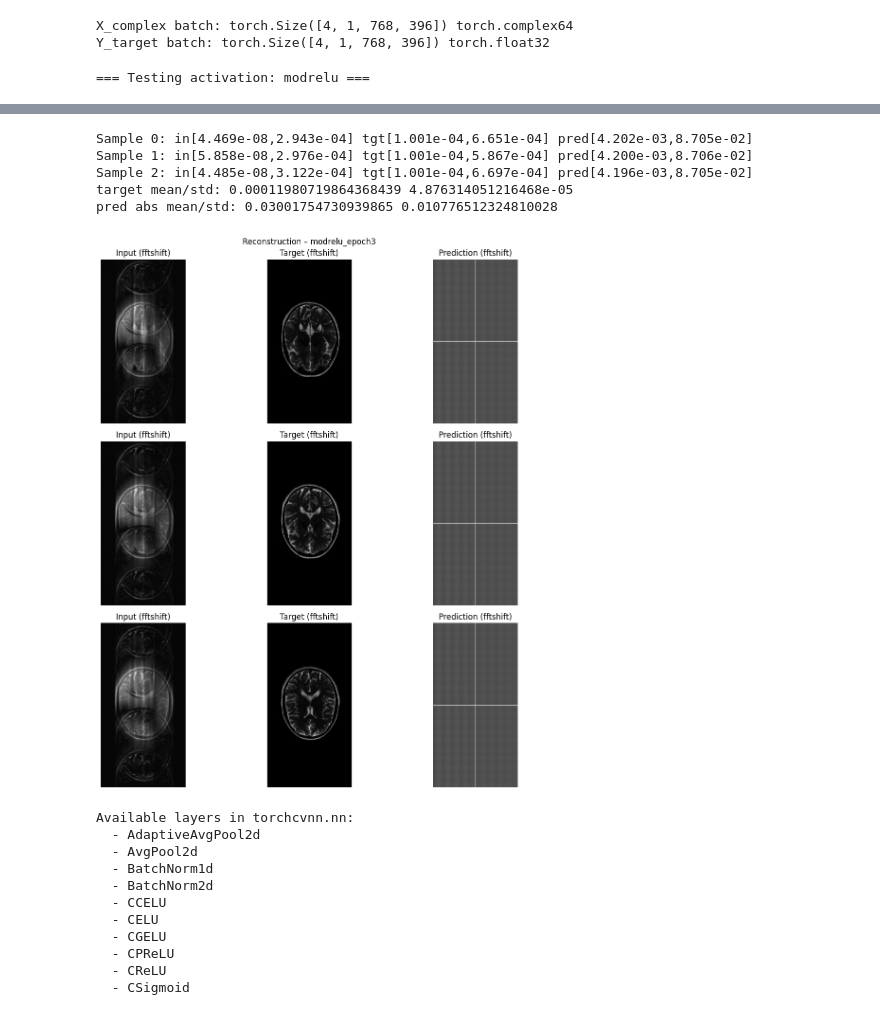
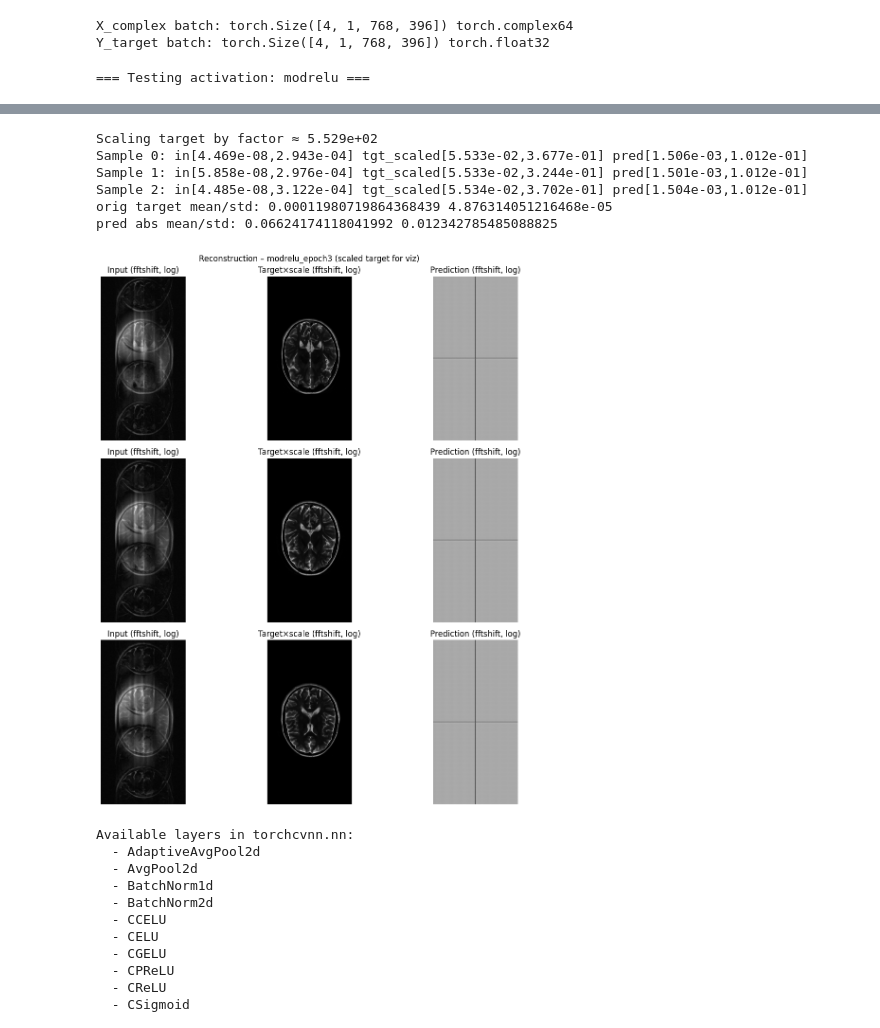
Before and after one commit to sjeastwood/CMPT981_CVNN, a Jupyter notebook: FASTMRI_cnn.ipynb, the cells around one changed output, grey strips where cells are left out. Cells and saved outputs as stored; diff of their text form; code cells hidden in the pictures.

Commit message:
more model training

```diff
--- a/FASTMRI_cnn.ipynb
+++ b/FASTMRI_cnn.ipynb
@@ -357,7 +357,7 @@ class ComplexMRIUNetSmall(nn.Module):
         out = self.out_conv(d1)
         return out
 # %%
-def visualize_reconstruction(model, val_loader, num_samples=3, tag="modrelu"):
+def visualize_reconstruction_scaled(model, val_loader, num_samples=3, tag="modrelu"):
     model.eval()
     with torch.no_grad():
         x, y = next(iter(val_loader))
@@ -366,8 +366,18 @@ def visualize_reconstruction(model, val_loader, num_samples=3, tag="modrelu"):
 
         y_hat = model(x)      # [B,1,H,W] complex
 
+        # Compute a global scaling factor: match mean magnitude
+        tgt_mean = y.mean().item()
+        pred_mean = y_hat.abs().mean().item()
+        eps = 1e-8
+        scale = pred_mean / (tgt_mean + eps)
+        print(f"Scaling target by factor ≈ {scale:.3e}")
+
+        # Scale target for visualization only
+        y_scaled = y * scale
+
         x_cpu = x.cpu()
-        y_cpu = y.cpu()
+        y_cpu = y_scaled.cpu()
         y_hat_cpu = y_hat.cpu()
 
         def norm_img(img):
@@ -383,11 +393,11 @@ def visualize_reconstruction(model, val_loader, num_samples=3, tag="modrelu"):
 
         for i in range(num_samples):
             in_mag   = np.fft.fftshift(x_cpu[i,0].abs().numpy())
-            tgt_mag  = np.fft.fftshift(y_cpu[i,0].numpy())
+            tgt_mag  = np.fft.fftshift(y_cpu[i,0].numpy())         # scaled target
             pred_mag = np.fft.fftshift(y_hat_cpu[i,0].abs().numpy())
 
             print(f"Sample {i}: in[{in_mag.min():.3e},{in_mag.max():.3e}] "
-                  f"tgt[{tgt_mag.min():.3e},{tgt_mag.max():.3e}] "
+                  f"tgt_scaled[{tgt_mag.min():.3e},{tgt_mag.max():.3e}] "
                   f"pred[{pred_mag.min():.3e},{pred_mag.max():.3e}]")
 
             in_disp   = norm_img(np.log1p(in_mag))
@@ -395,21 +405,21 @@ def visualize_reconstruction(model, val_loader, num_samples=3, tag="modrelu"):
             pred_disp = norm_img(np.log1p(pred_mag))
 
             axes[i,0].imshow(in_disp, cmap="gray")
-            axes[i,0].set_title("Input (fftshift)")
+            axes[i,0].set_title("Input (fftshift, log)")
             axes[i,0].axis("off")
 
             axes[i,1].imshow(tgt_disp, cmap="gray")
-            axes[i,1].set_title("Target (fftshift)")
+            axes[i,1].set_title("Target×scale (fftshift, log)")
             axes[i,1].axis("off")
 
             axes[i,2].imshow(pred_disp, cmap="gray")
-            axes[i,2].set_title("Prediction (fftshift)")
+            axes[i,2].set_title("Prediction (fftshift, log)")
             axes[i,2].axis("off")
 
-        print("target mean/std:", y.mean().item(), y.std().item())
+        print("orig target mean/std:", y.mean().item(), y.std().item())
         print("pred abs mean/std:", y_hat.abs().mean().item(), y_hat.abs().std().item())
 
-        plt.suptitle(f"Reconstruction – {tag}")
+        plt.suptitle(f"Reconstruction – {tag} (scaled target for viz)")
         plt.tight_layout()
         plt.show()
 # %%
@@ -480,11 +490,11 @@ for act_name in activations_to_test:
     model = ComplexMRIUNetSmall(act_name=act_name).to(device)
     optimizer = optim.Adam(model.parameters(), lr=1e-3)
 
-    for epoch in range(1, 3):
+    for epoch in range(1, 30):
         train_one_epoch(model, cv_train_loader, optimizer, epoch, act_name)
         evaluate(model, cv_val_loader, act_name)
 
-    visualize_reconstruction(model, cv_val_loader, num_samples=3, tag=f"{act_name}_epoch{epoch+1}")
+    visualize_reconstruction_scaled(model, cv_val_loader, num_samples=3, tag=f"{act_name}_epoch{epoch+1}")
 
     break #just want to train for modrelu right now
 # %% [output]
@@ -496,9 +506,10 @@ for act_name in activations_to_test:
-Sample 0: in[4.469e-08,2.943e-04] tgt[1.001e-04,6.651e-04] pred[4.202e-03,8.705e-02]
-Sample 1: in[5.858e-08,2.976e-04] tgt[1.001e-04,5.867e-04] pred[4.200e-03,8.706e-02]
-Sample 2: in[4.485e-08,3.122e-04] tgt[1.001e-04,6.697e-04] pred[4.196e-03,8.705e-02]
-target mean/std: 0.00011980719864368439 4.876314051216468e-05
-pred abs mean/std: 0.03001754730939865 0.010776512324810028
+Scaling target by factor ≈ 5.529e+02
+Sample 0: in[4.469e-08,2.943e-04] tgt_scaled[5.533e-02,3.677e-01] pred[1.506e-03,1.012e-01]
+Sample 1: in[5.858e-08,2.976e-04] tgt_scaled[5.533e-02,3.244e-01] pred[1.501e-03,1.012e-01]
+Sample 2: in[4.485e-08,3.122e-04] tgt_scaled[5.534e-02,3.702e-01] pred[1.504e-03,1.012e-01]
+orig target mean/std: 0.00011980719864368439 4.876314051216468e-05
+pred abs mean/std: 0.06624174118041992 0.012342785485088825
-[figure, old version]
+[figure, new version]
 # %%
 print("Available layers in torchcvnn.nn:")
 for name in dir(c_nn):
```
Also changed, not shown: parts of 1 cell of this notebook.
